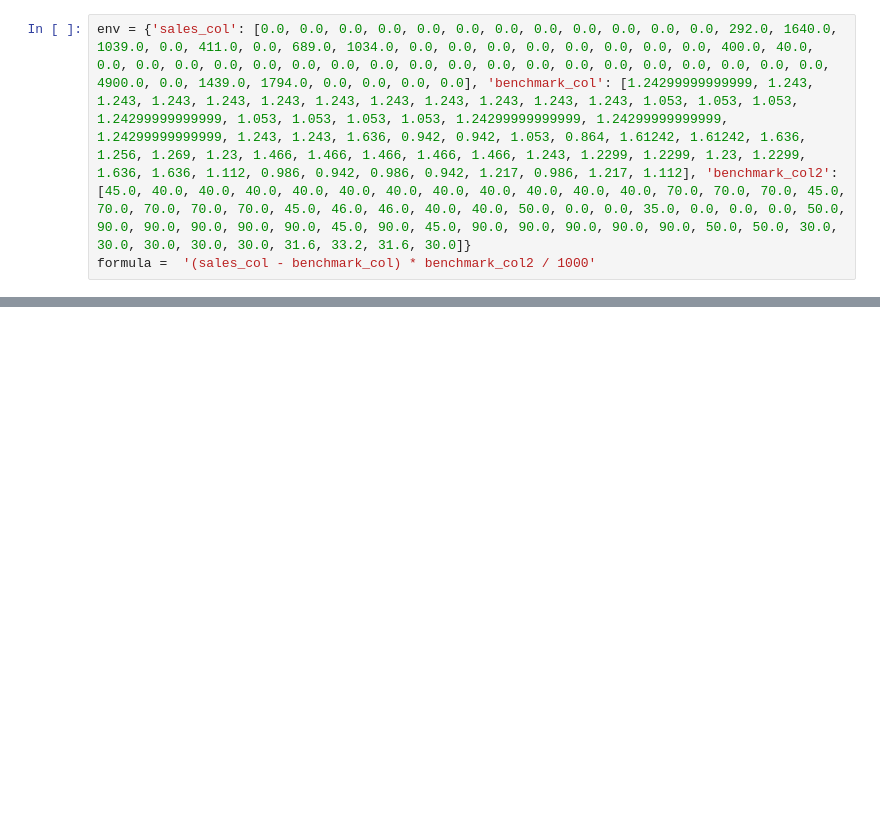
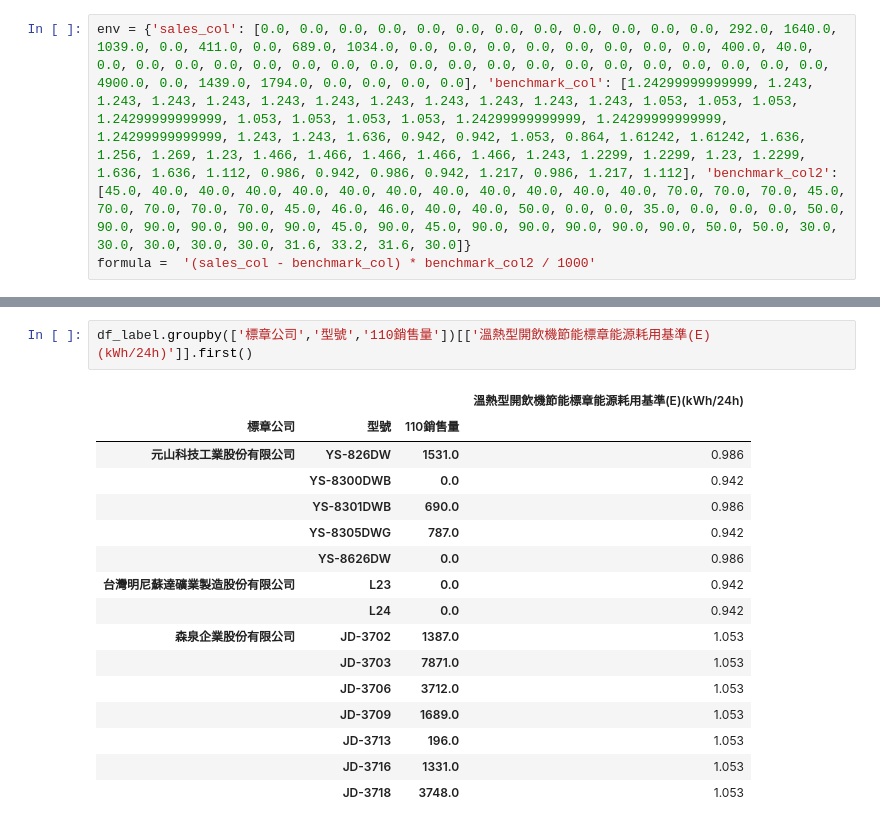
Before and after one commit to Mark-Din/itri_etl_analysis, a Jupyter notebook: notebook/test.ipynb, the cells around one changed output, grey strips where cells are left out. Saved outputs shown, nothing was run; the diff lists cells and outputs as text; blank space fills up the shorter version.

```diff
--- a/notebook/test.ipynb
+++ b/notebook/test.ipynb
@@ -228,0 +362,19 @@ SyntaxError: can't use starred expression here (1158076503.py, line 1)
+# %%
+df_label.groupby(['標章公司','型號','110銷售量'])[['溫熱型開飲機節能標章能源耗用基準(E)(kWh/24h)']].first()
+# %% [output]
+|  |  |  | 溫熱型開飲機節能標章能源耗用基準(E)(kWh/24h) |
+| 標章公司 | 型號 | 110銷售量 |  |
+| 元山科技工業股份有限公司 | YS-826DW | 1531.0 | 0.986 |
+|  | YS-8300DWB | 0.0 | 0.942 |
+|  | YS-8301DWB | 690.0 | 0.986 |
+|  | YS-8305DWG | 787.0 | 0.942 |
+|  | YS-8626DW | 0.0 | 0.986 |
+| 台灣明尼蘇達礦業製造股份有限公司 | L23 | 0.0 | 0.942 |
+|  | L24 | 0.0 | 0.942 |
+| 森泉企業股份有限公司 | JD-3702 | 1387.0 | 1.053 |
+|  | JD-3703 | 7871.0 | 1.053 |
+|  | JD-3706 | 3712.0 | 1.053 |
+|  | JD-3709 | 1689.0 | 1.053 |
+|  | JD-3713 | 196.0 | 1.053 |
+|  | JD-3716 | 1331.0 | 1.053 |
+|  | JD-3718 | 3748.0 | 1.053 |
```
Also changed, not shown: parts of 25 cells of this notebook, 4 other files.
